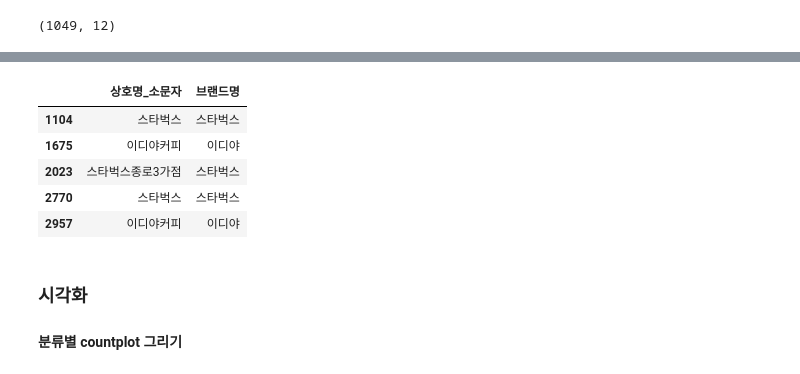
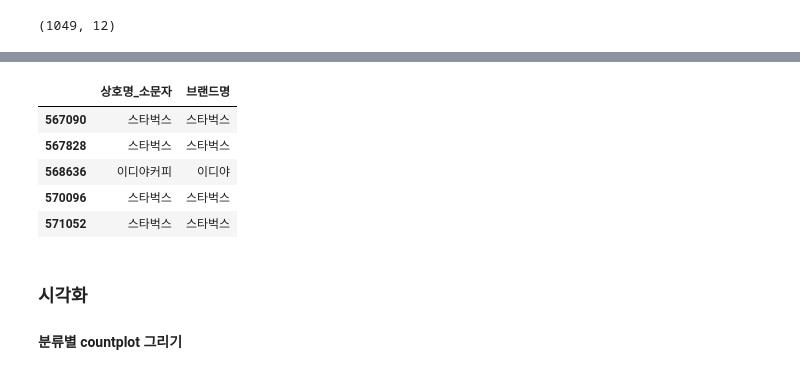
Before and after one commit to 100milliongold/I-want-to-be-a-data-scientist, a Jupyter notebook: Python/04-coffee-store-input.ipynb, the cells around one changed output, grey strips where cells are left out. Drawn from its saved outputs; the diff is of its cells as text; code cells hidden in the pictures.

Commit message:
Chapter4. 스타벅스, 이디야 매장위치 비교하기(리뉴얼)

```diff
--- a/Python/04-coffee-store-input.ipynb
+++ b/Python/04-coffee-store-input.ipynb
@@ -277,14 +263,14 @@ df_cafe.loc[~df_cafe['상호명'].str.contains('스타벅스|starbucks'), '브
 # df_cafe["브랜드명"].fillna("이디야")
 # %%
 # df_cafe에 담긴 상호명','브랜드명'으로 미리보기를 합니다.
-df_cafe[["상호명_소문자" , "브랜드명"]].head()
+df_cafe[["상호명_소문자" , "브랜드명"]].tail()
 # %% [output]
 |  | 상호명_소문자 | 브랜드명 |
-| 1104 | 스타벅스 | 스타벅스 |
-| 1675 | 이디야커피 | 이디야 |
-| 2023 | 스타벅스종로3가점 | 스타벅스 |
-| 2770 | 스타벅스 | 스타벅스 |
-| 2957 | 이디야커피 | 이디야 |
+| 567090 | 스타벅스 | 스타벅스 |
+| 567828 | 스타벅스 | 스타벅스 |
+| 568636 | 이디야커피 | 이디야 |
+| 570096 | 스타벅스 | 스타벅스 |
+| 571052 | 스타벅스 | 스타벅스 |
 # %% [markdown]
 ### 시각화
 #### 분류별 countplot 그리기
```
Also changed, not shown: parts of 41 cells of this notebook.
